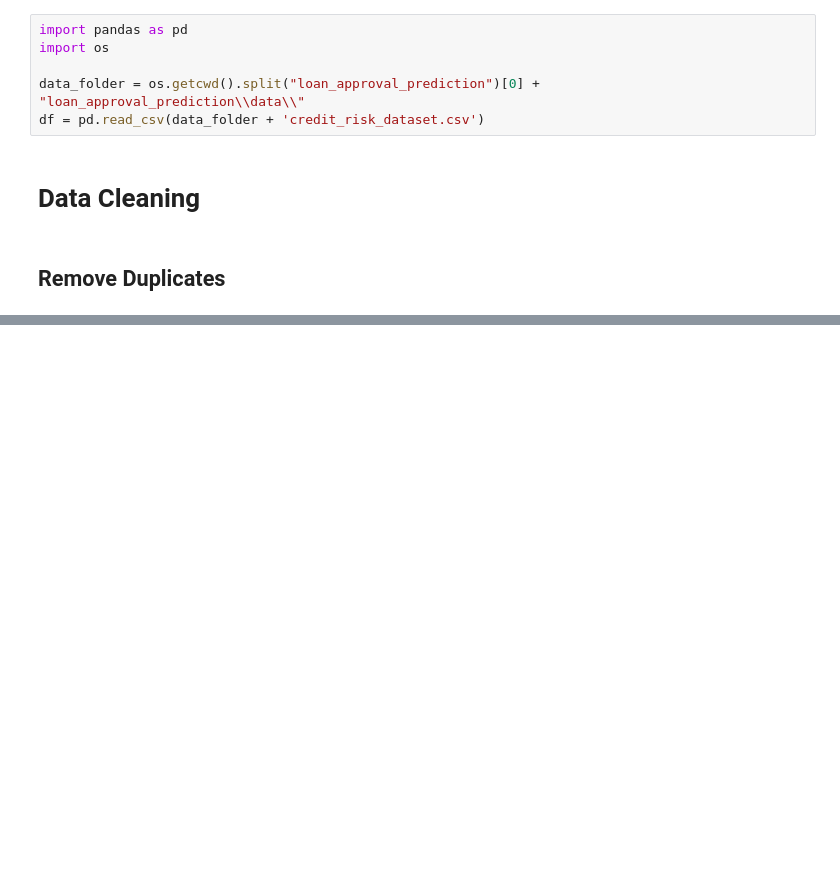
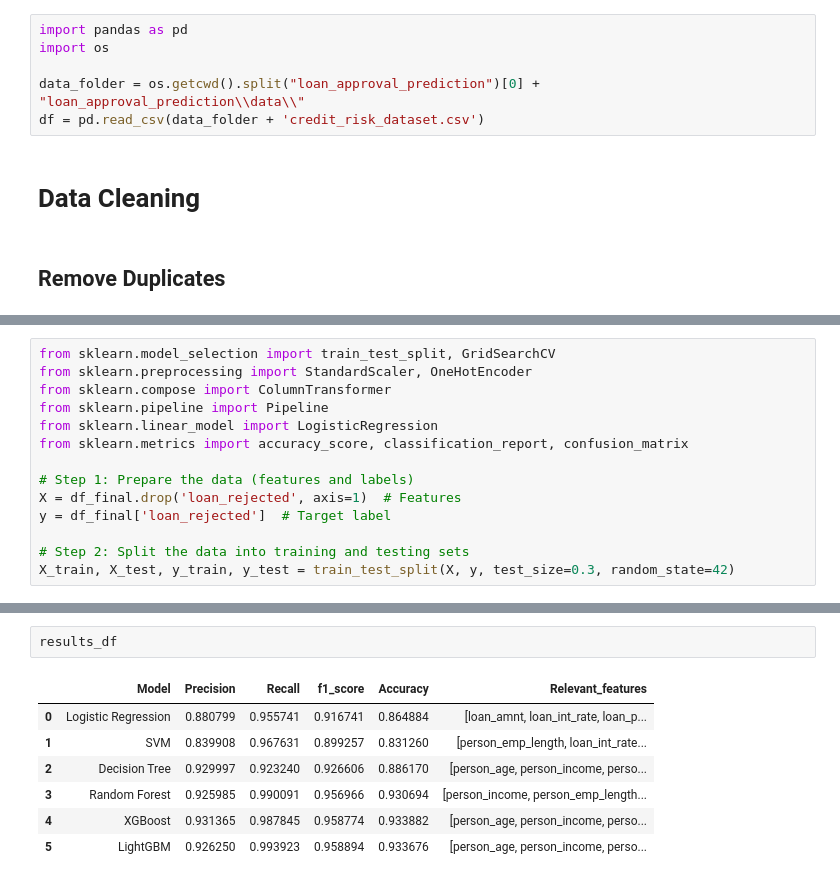
Before and after one commit to LadyZangetsu/data_science_ai_workshop_series, a Jupyter notebook: loan_approval_prediction/teams/anna_king/W3_Model_Improvement.ipynb, the cells around one changed output, grey strips where cells are left out. Cells and saved outputs as stored; diff of their text form; blank space fills up the shorter version.

```diff
--- a/loan_approval_prediction/teams/anna_king/W3_Model_Improvement.ipynb
+++ b/loan_approval_prediction/teams/anna_king/W3_Model_Improvement.ipynb
@@ -344,0 +82,14 @@ print("Classification Report:\n", class_report)
+# %%
+from sklearn.model_selection import train_test_split, GridSearchCV
+from sklearn.preprocessing import StandardScaler, OneHotEncoder
+from sklearn.compose import ColumnTransformer
+from sklearn.pipeline import Pipeline
+from sklearn.linear_model import LogisticRegression
+from sklearn.metrics import accuracy_score, classification_report, confusion_matrix
+
+# Step 1: Prepare the data (features and labels)
+X = df_final.drop('loan_rejected', axis=1)  # Features
+y = df_final['loan_rejected']  # Target label
+
+# Step 2: Split the data into training and testing sets
+X_train, X_test, y_train, y_test = train_test_split(X, y, test_size=0.3, random_state=42)
@@ -344,0 +304,10 @@ print("Classification Report:\n", class_report)
+# %%
+results_df
+# %% [output]
+|  | Model | Precision | Recall | f1_score | Accuracy | Relevant_features |
+| 0 | Logistic Regression | 0.880799 | 0.955741 | 0.916741 | 0.864884 | [loan_amnt, loan_int_rate, loan_p... |
+| 1 | SVM | 0.839908 | 0.967631 | 0.899257 | 0.831260 | [person_emp_length, loan_int_rate... |
+| 2 | Decision Tree | 0.929997 | 0.923240 | 0.926606 | 0.886170 | [person_age, person_income, perso... |
+| 3 | Random Forest | 0.925985 | 0.990091 | 0.956966 | 0.930694 | [person_income, person_emp_length... |
+| 4 | XGBoost | 0.931365 | 0.987845 | 0.958774 | 0.933882 | [person_age, person_income, perso... |
+| 5 | LightGBM | 0.926250 | 0.993923 | 0.958894 | 0.933676 | [person_age, person_income, perso... |
```
Also changed, not shown: parts of 47 cells of this notebook.
